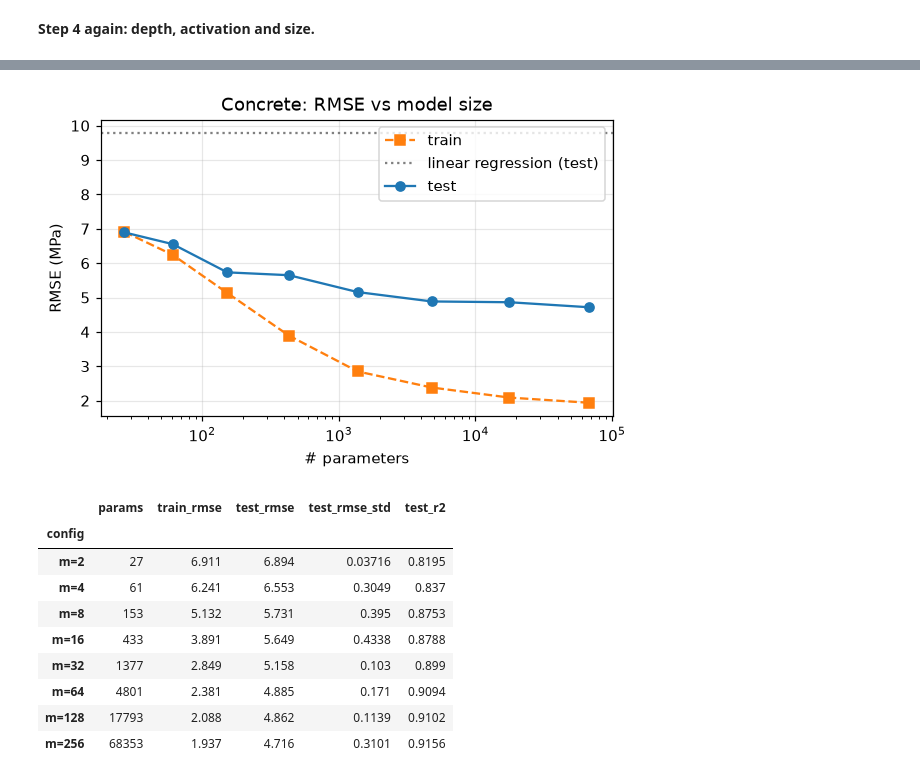
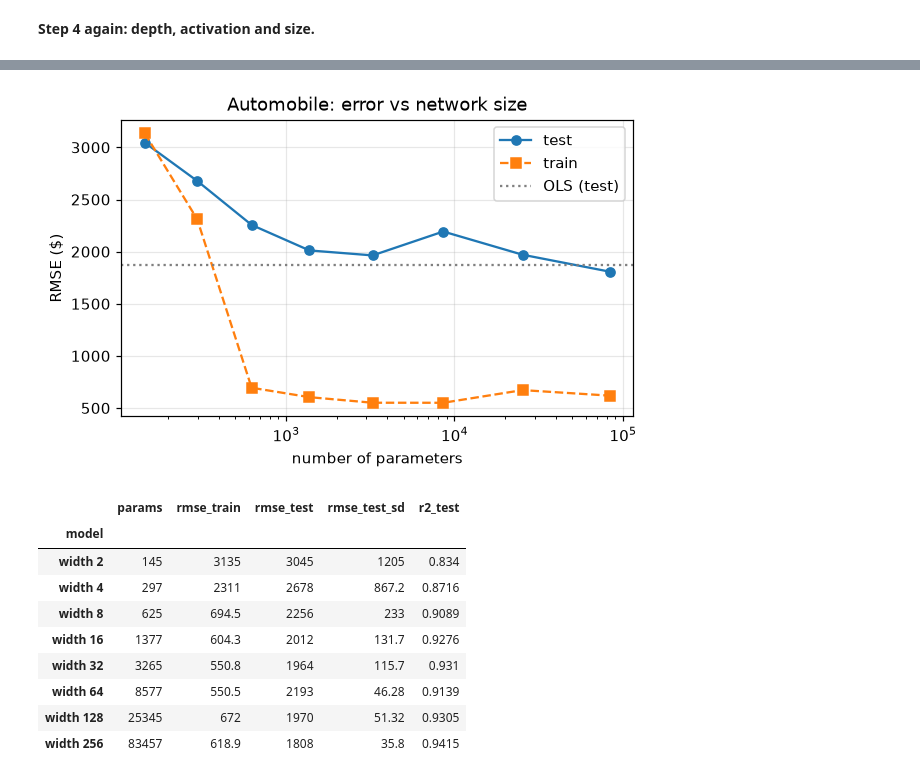
Before and after one commit to Space0code/emai-ml-lab2, a Jupyter notebook: part1.ipynb, the cells around one changed output, grey strips where cells are left out. Cells and saved outputs as stored; diff of their text form; code cells hidden in the pictures.

```diff
--- a/part1.ipynb
+++ b/part1.ipynb
@@ -502,8 +486,9 @@ parameters: 4801 | initial train RMSE: 16.8 MPa
 # %%
-CEPOCHS = 300
-chist = train(cmodel, cdata, epochs=CEPOCHS, verbose=True)
-final = chist.iloc[-1]
-print(f"\nfinal: train RMSE {rmse_mpa(final.train_mse):.2f} MPa | test RMSE {rmse_mpa(final.test_mse):.2f} MPa, R2 {final.test_r2:.3f}")
-plot_curves(chist, "Concrete: MSE per epoch (standardized target)")
-pred_vs_true([cmodel], cdata[2], cdata[3], ["Test set, trained network"])
+R_EPOCHS = 300
+rlog = fit(rnet, real, epochs=R_EPOCHS, log_every=50)
+end = rlog.iloc[-1]
+print(f"\nafter {R_EPOCHS} epochs: RMSE train ${to_usd(end.mse_train):,.0f} / test ${to_usd(end.mse_test):,.0f}, test R2 {end.r2_test:.3f}")
+print(f"lowest test MSE at epoch {rlog.mse_test.idxmin()}: RMSE ${to_usd(rlog.mse_test.min()):,.0f}")
+plot_history(rlog, "Automobile: MSE per epoch (standardized price)")
+scatter_pred([rnet], real[2], real[3], ["Trained net, test set"])
 # %% [output]
@@ -538,12 +520,12 @@ final: train RMSE 2.39 MPa | test RMSE 4.95 MPa, R2 0.907
 # %%
-def with_rmse(table):  # metrics in MPa; the ± column is the std over seeds (delta method)
-    return table.assign(train_rmse=rmse_mpa(table.train_mse), test_rmse=rmse_mpa(table.test_mse),
-                        test_rmse_std=Y_STD * table.test_mse_std / (2 * np.sqrt(table.test_mse)))[
-        ["params", "train_rmse", "test_rmse", "test_rmse_std", "test_r2"]]
+def in_usd(res):  # RMSE in $; the _sd column is the seed std (delta method)
+    return res.assign(rmse_train=to_usd(res.mse_train), rmse_test=to_usd(res.mse_test),
+                      rmse_test_sd=USD * res.mse_test_sd / (2 * np.sqrt(res.mse_test)))[
+        ["params", "rmse_train", "rmse_test", "rmse_test_sd", "r2_test"]]
 
 big = (128, 128, 128)
-cwd_table, _ = sweep({f"{h} λ={wd:g}": dict(hidden=hh, weight_decay=wd)
-                      for h, hh in [("2x64", (64, 64)), ("3x128", big)] for wd in [0, 1e-3, 1e-2, 1e-1]},
-                     cdata, epochs=CEPOCHS)
-with_rmse(cwd_table)
+rwd, _ = compare({f"{a}, wd {wd:g}": dict(widths=w, wd=wd)
+                  for a, w in [("2x64", (64, 64)), ("3x128", big)] for wd in [0, 1e-3, 1e-2, 1e-1, 1]},
+                 real, epochs=R_EPOCHS)
+in_usd(rwd)
 # %% [output]
@@ -590,22 +574,22 @@ with_rmse(cact)
 # %%
-cwidth, _ = sweep({f"m={w}": dict(hidden=(w, w)) for w in [2, 4, 8, 16, 32, 64, 128, 256]}, cdata, epochs=CEPOCHS)
+rwidth, _ = compare({f"width {w}": dict(widths=(w, w)) for w in [2, 4, 8, 16, 32, 64, 128, 256]}, real, epochs=R_EPOCHS)
 fig, ax = plt.subplots(figsize=(6, 3.5))
-ax.errorbar(cwidth.params, rmse_mpa(cwidth.test_mse), marker="o", label="test")
-ax.plot(cwidth.params, rmse_mpa(cwidth.train_mse), "s--", label="train")
-ax.axhline(rmse_mpa(ols_mse), color="gray", ls=":", label="linear regression (test)")
-ax.set(xscale="log", xlabel="# parameters", ylabel="RMSE (MPa)", title="Concrete: RMSE vs model size")
+ax.plot(rwidth.params, to_usd(rwidth.mse_test), "o-", label="test")
+ax.plot(rwidth.params, to_usd(rwidth.mse_train), "s--", label="train")
+ax.axhline(to_usd(lin_mse), color="gray", ls=":", label="OLS (test)")
+ax.set(xscale="log", xlabel="number of parameters", ylabel="RMSE ($)", title="Automobile: error vs network size")
 ax.legend(); plt.show()
-with_rmse(cwidth)
+in_usd(rwidth)
 # %% [output]
-[figure, old version]
+[figure, new version]
-|  | params | train_rmse | test_rmse | test_rmse_std | test_r2 |
-| config |  |  |  |  |  |
-| m=2 | 27 | 6.911 | 6.894 | 0.03716 | 0.8195 |
-| m=4 | 61 | 6.241 | 6.553 | 0.3049 | 0.837 |
-| m=8 | 153 | 5.132 | 5.731 | 0.395 | 0.8753 |
-| m=16 | 433 | 3.891 | 5.649 | 0.4338 | 0.8788 |
-| m=32 | 1377 | 2.849 | 5.158 | 0.103 | 0.899 |
-| m=64 | 4801 | 2.381 | 4.885 | 0.171 | 0.9094 |
-| m=128 | 17793 | 2.088 | 4.862 | 0.1139 | 0.9102 |
-| m=256 | 68353 | 1.937 | 4.716 | 0.3101 | 0.9156 |
+|  | params | rmse_train | rmse_test | rmse_test_sd | r2_test |
+| model |  |  |  |  |  |
+| width 2 | 145 | 3135 | 3045 | 1205 | 0.834 |
+| width 4 | 297 | 2311 | 2678 | 867.2 | 0.8716 |
+| width 8 | 625 | 694.5 | 2256 | 233 | 0.9089 |
+| width 16 | 1377 | 604.3 | 2012 | 131.7 | 0.9276 |
+| width 32 | 3265 | 550.8 | 1964 | 115.7 | 0.931 |
+| width 64 | 8577 | 550.5 | 2193 | 46.28 | 0.9139 |
+| width 128 | 25345 | 672 | 1970 | 51.32 | 0.9305 |
+| width 256 | 83457 | 618.9 | 1808 | 35.8 | 0.9415 |
 # %% [markdown]
```
Also changed, not shown: parts of 40 cells of this notebook, 1 other file.
